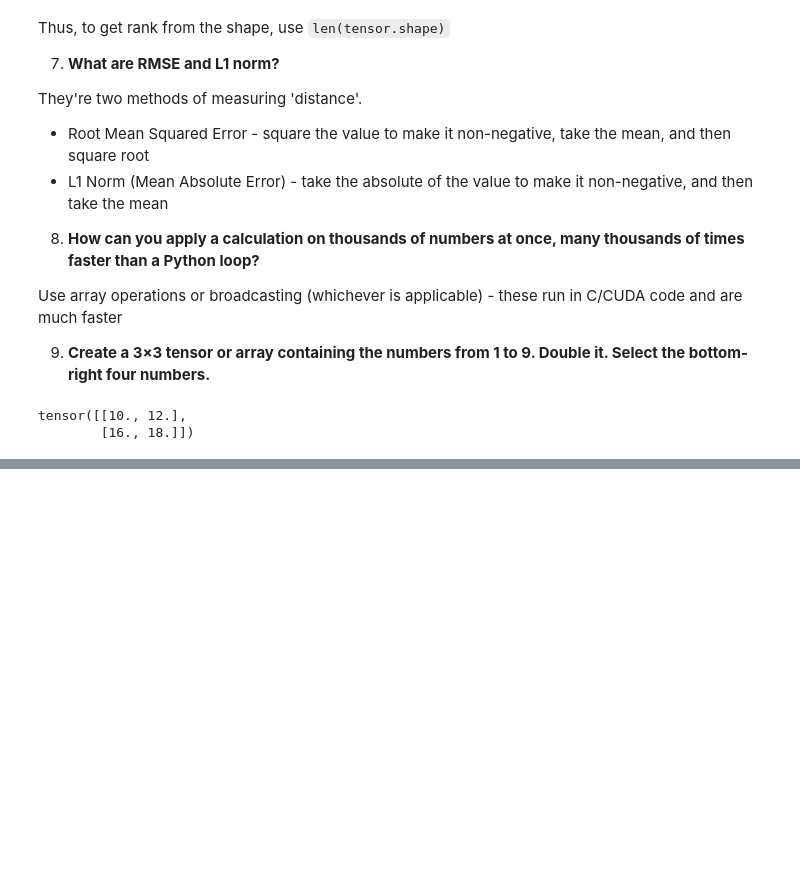
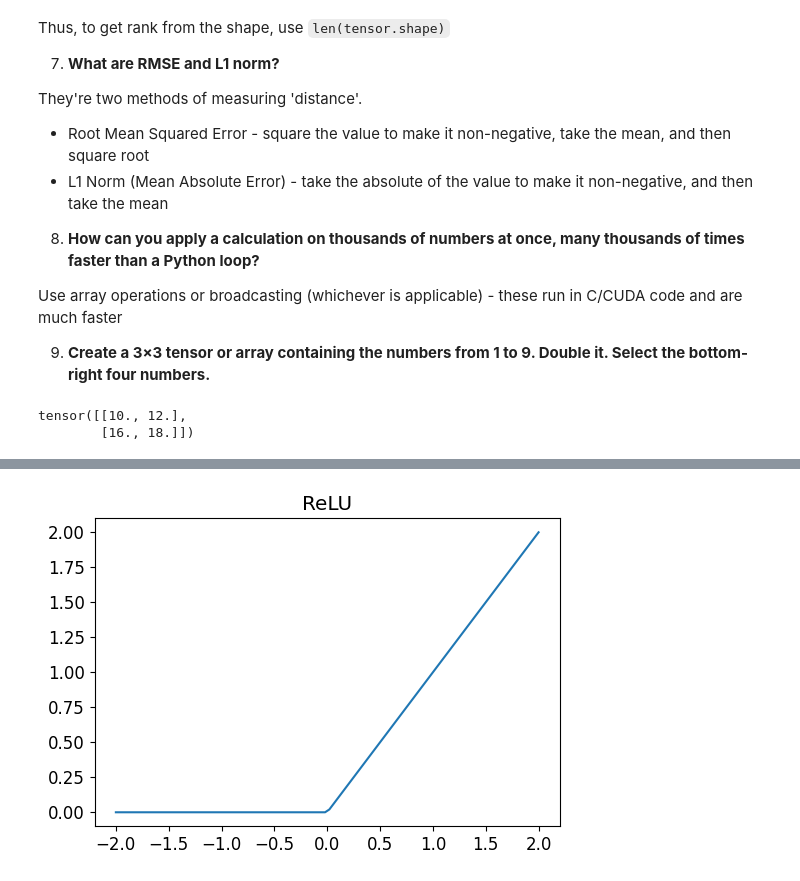
Before and after one commit to abhayratti/fastai-notes, a Jupyter notebook: lesson-3-neural-net-foundations/Chapter4Notes.ipynb, the cells around one changed output, grey strips where cells are left out. Drawn from its saved outputs; the diff is of its cells as text; code cells hidden in the pictures; blank space fills up the shorter version.

```diff
--- a/lesson-3-neural-net-foundations/Chapter4Notes.ipynb
+++ b/lesson-3-neural-net-foundations/Chapter4Notes.ipynb
@@ -1384,0 +1462,4 @@ Better "performance" - fewer parameters and smaller matrices lead to better accu
+# %%
+plot_function(F.relu, title='ReLU', min=-2, max=2)
+# %% [output]
+[figure, added]
```
Also changed, not shown: parts of 8 cells of this notebook.
